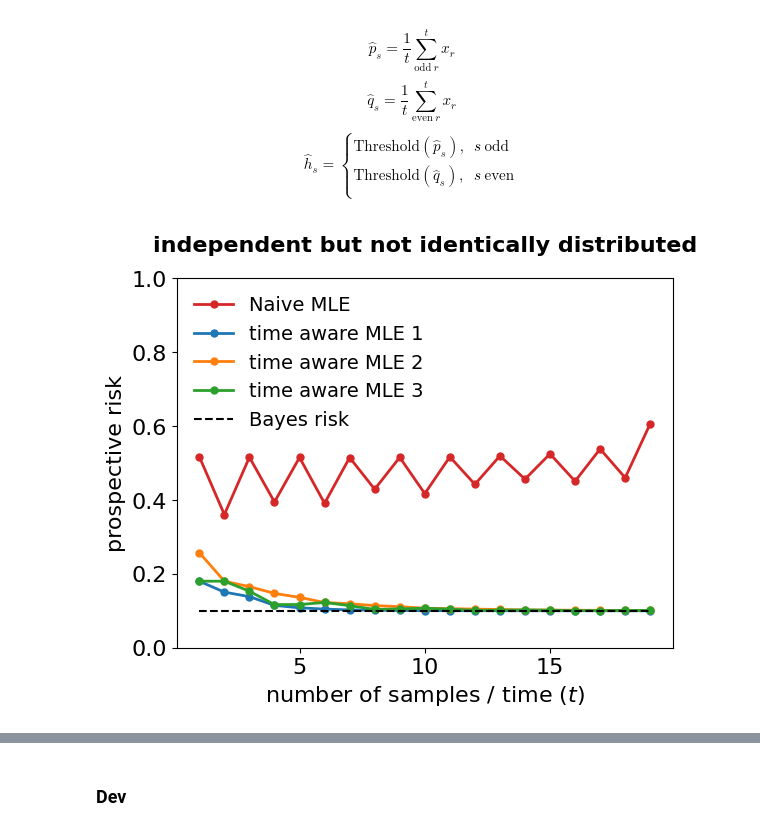
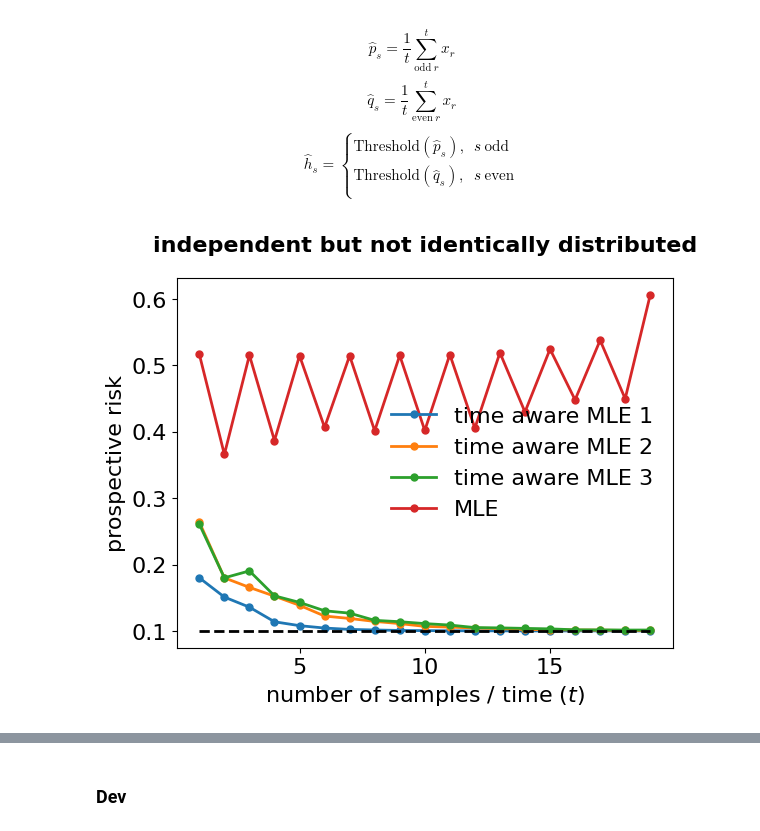
Before and after one commit to YuxinB/ProL, a Jupyter notebook: notebooks/6-four-cases-of-PL.ipynb, the cells around one changed output, grey strips where cells are left out. Saved outputs shown, nothing was run; the diff lists cells and outputs as text; code cells hidden in the pictures.

```diff
--- a/notebooks/6-four-cases-of-PL.ipynb
+++ b/notebooks/6-four-cases-of-PL.ipynb
@@ -141,9 +146,9 @@ def compare_with_tolerance(num1, num2, atol=1e-9, rtol=1e-9):
 
 def hypothesis(p, size):
     h = np.random.uniform(low=0, high=1, size=size)
-    h[p > 0.50, :] = 1
-    h[p < 0.50, :] = 0
-    return h
+    h[p > 0.5] = 1
+    h[p < 0.5] = 0
+    return h.astype('float')
 
 def compute_mle(data):
     return np.mean(data, axis=-1)
@@ -182,30 +187,28 @@ def compute_term_mle(past_data, pattern, type=1):
         mask1 = pattern1[:t]
 
         data1 = np.copy(data)
-        tmp = data1[~mask1]
-        data1[~mask1] = 1-tmp
-        phat1 = data1.mean()
+        phat1 = data[mask1].mean()
+        qhat1 = 0.5 if t==1 else data[~mask1].mean()
 
-        L1 = bernoulli.logpmf(data1, phat1).sum()
+        L1 = bernoulli.logpmf(data1[mask1], phat1).sum() + bernoulli.logpmf(data1[~mask1], qhat1).sum()
 
         # AABBAABB
         pattern2 = np.array([True, True, False, False]*T)[:T]
         mask2 = pattern2[:t]
 
         data2 = np.copy(data)
-        tmp = data2[~mask2]
-        data2[~mask2] = 1-tmp
-        phat2 = data2.mean()
+        phat2 = data[mask2].mean()
+        qhat2 = 0.5 if (t==1 or t==2) else data[~mask2].mean()
 
-        L2 = bernoulli.logpmf(data2, phat2).sum()
+        L2 = bernoulli.logpmf(data2[mask2], phat2).sum() + bernoulli.logpmf(data2[~mask2], qhat2).sum()
 
         flag = compare_with_tolerance(L1, L2, atol=1e-9, rtol=1e-9)
         if flag == 1:
-            return phat1, 1-phat1, pattern1
+            return phat1, qhat1, pattern1
         elif flag == -1:
-            return phat2, 1-phat2, pattern2
+            return phat2, qhat2, pattern2
         else:
-            return phat1, 1-phat1, pattern1
+            return phat1, qhat1, pattern1
 
 # attempt to compute the p-value via GLRT
 # model 1: ABAB, model 2: always A
@@ -267,19 +270,15 @@ for t in t_list:
 risk = np.array(risk)
 # %%
 fig, ax = plt.subplots()
-colors = [sns.color_palette("tab10")[3],
-          sns.color_palette("tab10")[0],
-          sns.color_palette("tab10")[1],
-          sns.color_palette("tab10")[2]]
-labels = [r'Naive MLE', r'time aware MLE 1', r'time aware MLE 2', r'time aware MLE 3']
+labels = [r'time aware MLE 1', r'time aware MLE 2', r'time aware MLE 3', r'MLE']
 for i, label in enumerate(labels):
-    ax.plot(t_list, risk[:, i], label=label, color=colors[i], marker='o', ms=5, lw=2)
-ax.plot(t_list, (1-p)*np.ones((len(t_list),)), label='Bayes risk', color='k', ls='dashed', lw=1.5)
-ax.legend(frameon=False, fontsize=14)
+    ax.plot(t_list, risk[:, i], label=label, marker='o', ms=5, lw=2)
+ax.plot(t_list, (1-p)*np.ones((len(t_list),)), color='k', ls='dashed', lw=2)
+ax.legend(frameon=False)
 ax.set_ylabel('prospective risk')
 ax.set_xlabel(r'number of samples / time ($t$)')
 ax.set_title('independent but not identically distributed', fontsize=16, fontweight='bold', y=1.05)
-ax.set_ylim([0, 1])
+# ax.set_ylim([0, 1])
 plt.show()
 # %% [output]
-[figure, old version]
+[figure, new version]
```
Also changed, not shown: parts of 9 cells of this notebook, 3 other files.
